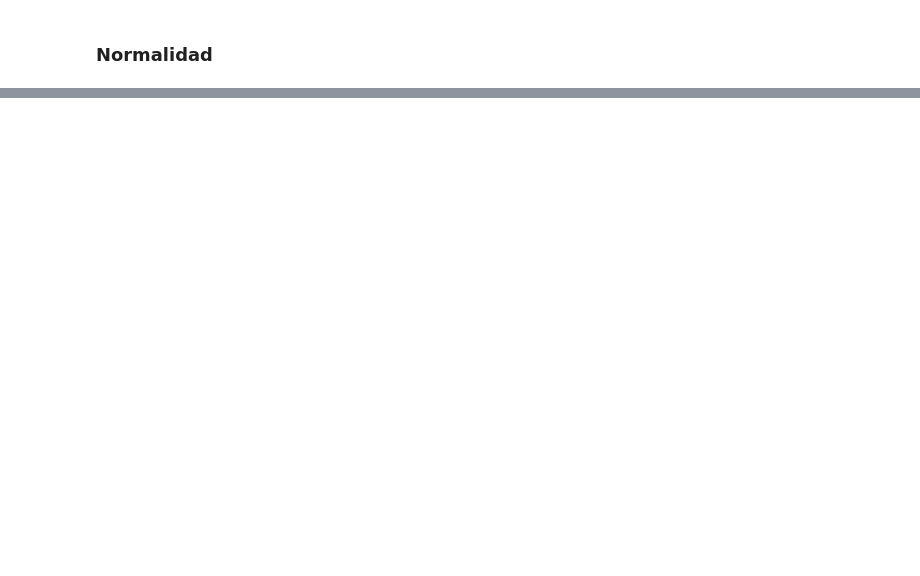
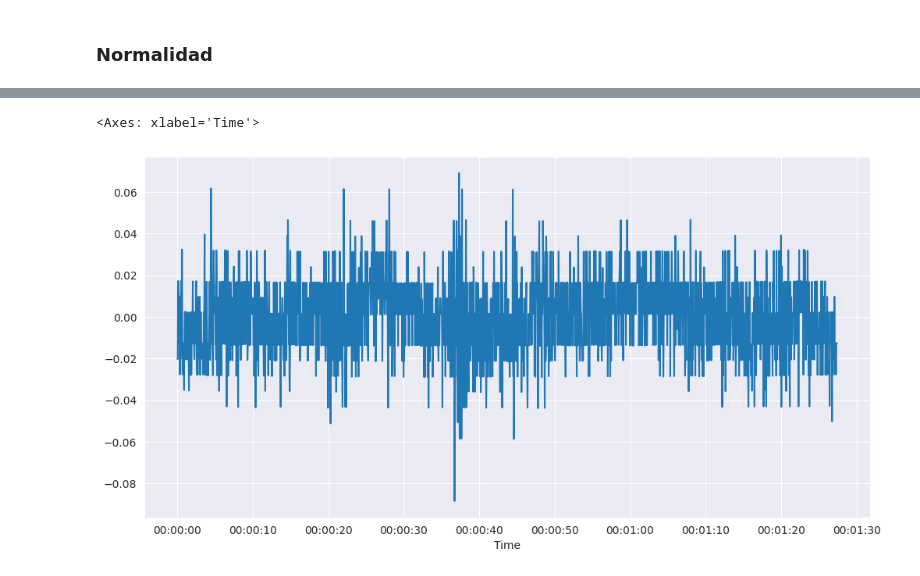
Before and after one commit to lllerena2/physiotherapy_challenge, a Jupyter notebook: book/notebooks.ipynb, the cells around one changed output, grey strips where cells are left out. Saved outputs shown, nothing was run; the diff lists cells and outputs as text; code cells hidden in the pictures; blank space fills up the shorter version.

```diff
--- a/book/notebooks.ipynb
+++ b/book/notebooks.ipynb
@@ -114,0 +130,8 @@ Sample does not look Normal (reject H0)
+# %%
+residuals = np.array(timeserie) - trend_model.predict(np.arange(data.shape[0]).reshape((-1,1)))
+
+plt.figure(figsize=(12, 6))
+sns.lineplot(y=residuals, x=data.index)
+# %% [output]
+<Axes: xlabel='Time'>
+[figure, added]
```
Also changed, not shown: parts of 16 cells of this notebook.
